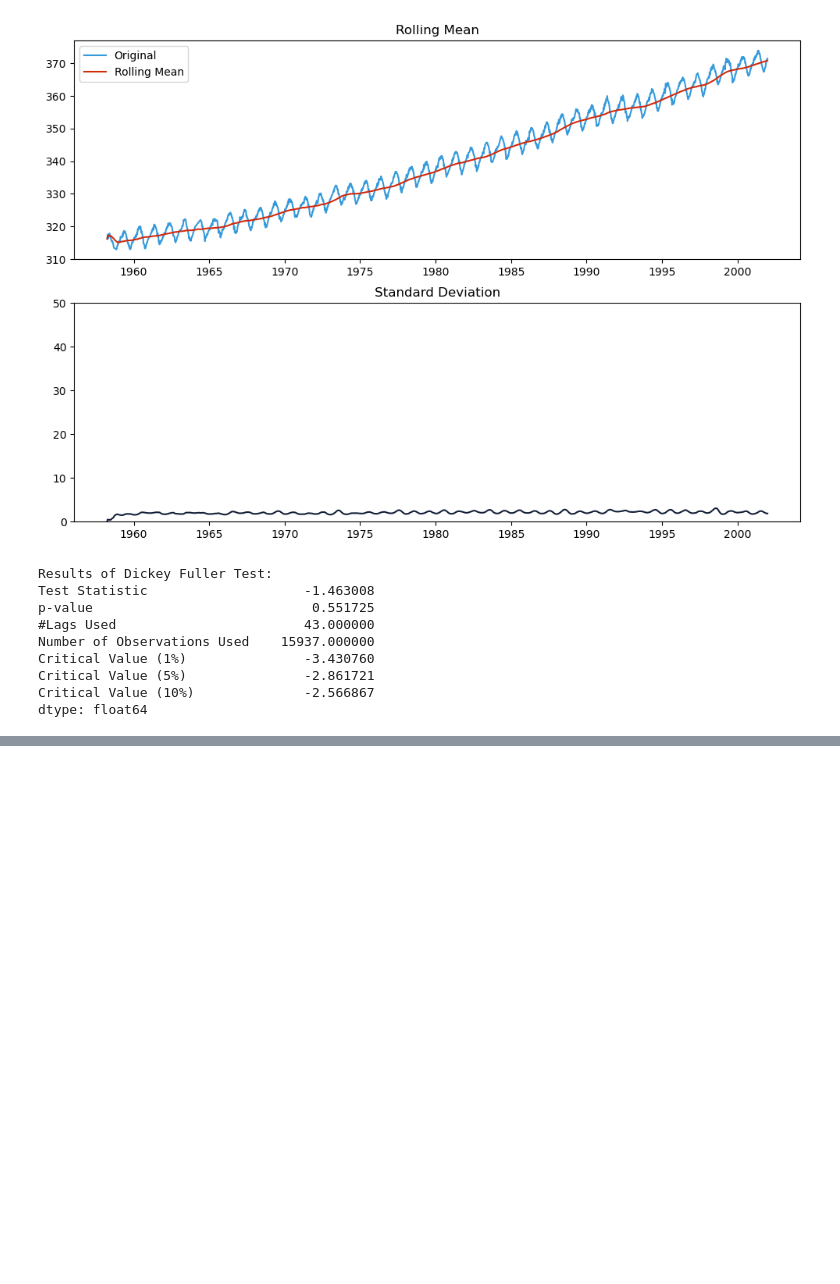
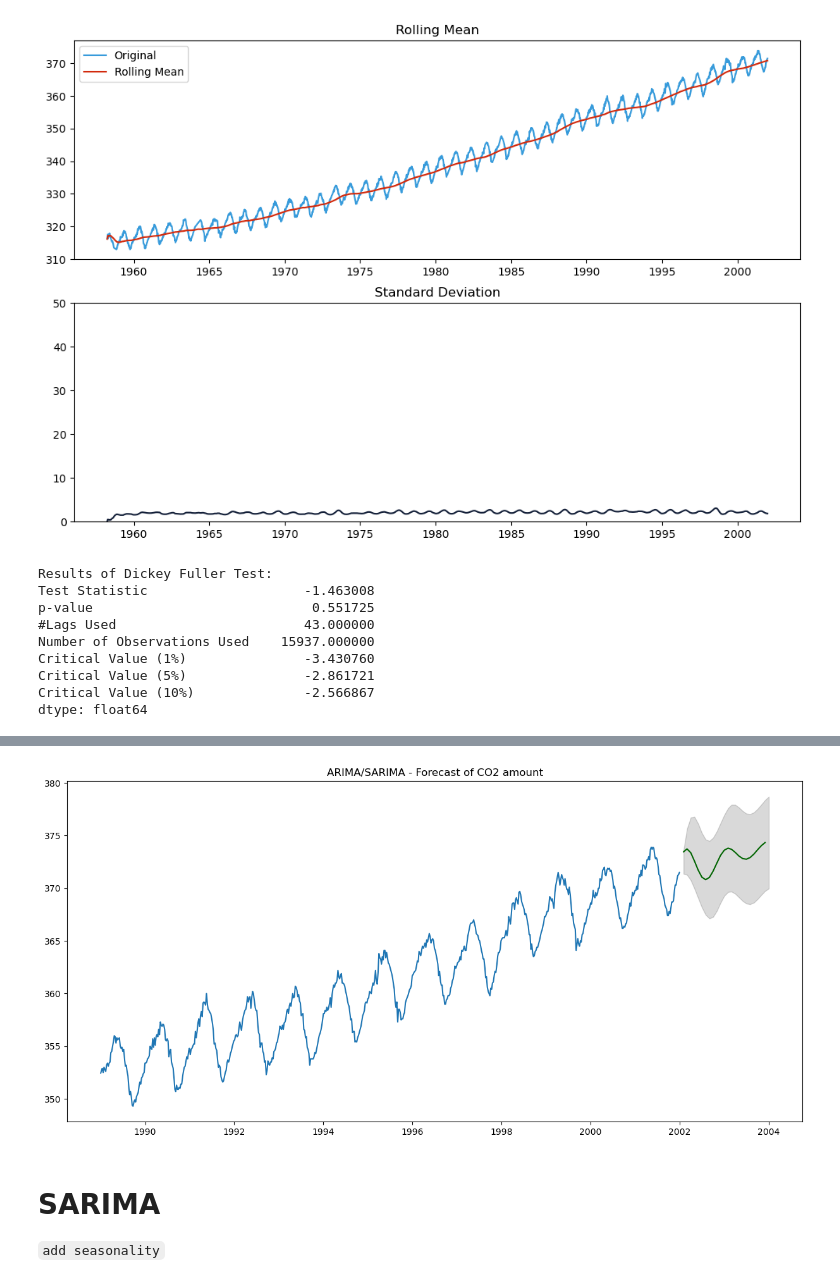
Before and after one commit to konsin1988/CO2_time_series_analysis_and_forecasting_pyspark, a Jupyter notebook: co2_model.ipynb, the cells around one changed output, grey strips where cells are left out. Cells and saved outputs as stored; diff of their text form; code cells hidden in the pictures; blank space fills up the shorter version.

Commit message:
SARIMA, SARIMAX

````diff
--- a/co2_model.ipynb
+++ b/co2_model.ipynb
@@ -1013,0 +1030,33 @@ ARIMA_model = pm.auto_arima(df['#Passengers'],
+# %%
+df_predict =df_pd.reset_index().query('date.astype("datetime64[ns]").dt.year > 1988').set_index('date')
+
+def forecast(ARIMA_model, periods=24):
+    # Forecast
+    n_periods = periods
+    fitted, confint = ARIMA_model.predict(n_periods=n_periods, return_conf_int=True)
+    index_of_fc = pd.date_range(df_predict.index[-1] + pd.DateOffset(months=1), periods = n_periods, freq='MS')
+
+
+    # make series for plotting purpose
+    fitted_series = pd.Series(fitted, index=index_of_fc)
+    lower_series = pd.Series(confint[:, 0], index=index_of_fc)
+    upper_series = pd.Series(confint[:, 1], index=index_of_fc)
+
+    # Plot
+    plt.figure(figsize=(15,7))
+    plt.plot(df_predict["co2"], color='#1f76b4')
+    plt.plot(fitted_series, color='darkgreen')
+    plt.fill_between(lower_series.index,
+                    lower_series,
+                    upper_series,
+                    color='k', alpha=.15)
+
+    plt.title("ARIMA/SARIMA - Forecast of CO2 amount")
+    plt.show()
+
+forecast(ARIMA_model)
+# %% [output]
+[figure, added]
+# %% [markdown]
+# SARIMA
+```add seasonality```
````
Also changed, not shown: parts of 24 cells of this notebook.
